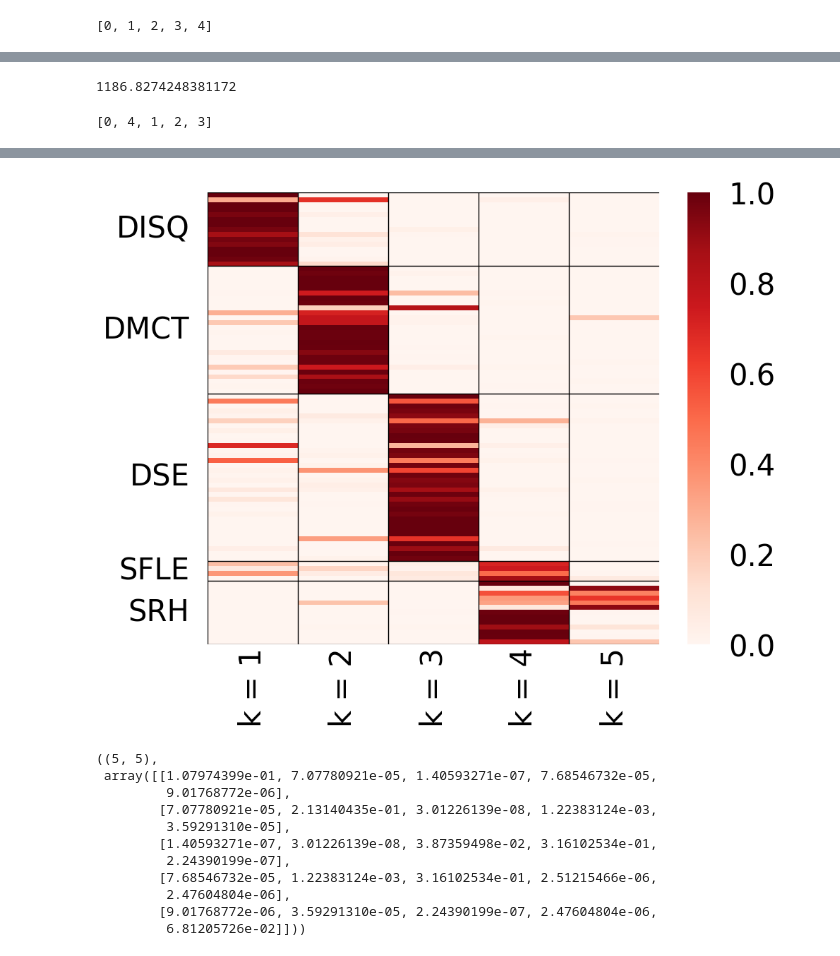
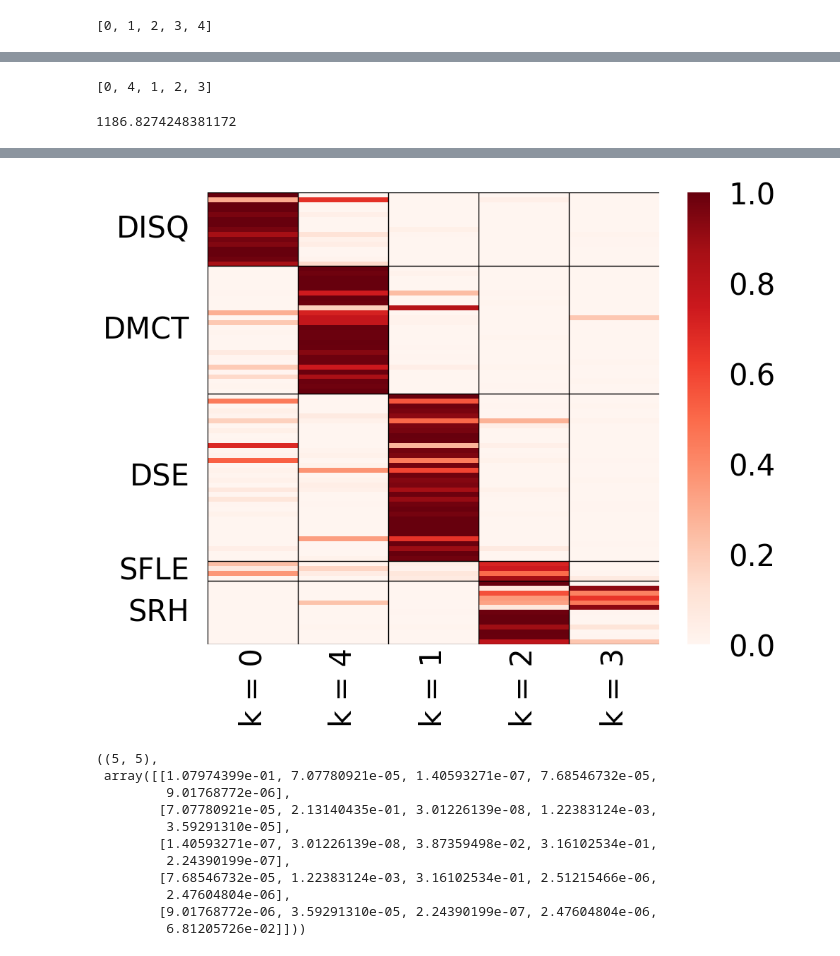
Before and after one commit to kazuibasou/hyperneo, a Jupyter notebook: hyperneo.ipynb, the cells around one changed output, grey strips where cells are left out. Cells and saved outputs as stored; diff of their text form; code cells hidden in the pictures.

```diff
--- a/hyperneo.ipynb
+++ b/hyperneo.ipynb
@@ -48,12 +68,16 @@ Number of different node lables: 5
 # %%
-# Set of node label names
+# Fix the set of node label names
 
-settings[data_name]["label_name"]
+label_name = settings[data_name]["label_name"]
+
+print(label_name)
 # %% [output]
 ['DISQ', 'DMCT', 'DSE', 'SFLE', 'SRH']
 # %%
-# Order of the node labels
+# Fix the order of the node labels
 
-settings[data_name]["label_order"]
+label_order = settings[data_name]["label_order"]
+
+print(label_order)
 # %% [output]
 [0, 1, 2, 3, 4]
@@ -74,15 +84,17 @@ best_loglik, (U, W, Beta) = model.fit()
-# %%
-# Log-likelihood
-
-best_loglik
-# %% [output]
-1186.8274248381172
 # %%
-# Order of the inferred communities
+# Fix the order of the indices of the K inferred communities
 
-settings[data_name]["community_order"]
+community_order = settings[data_name]["community_order"]
+
+print(community_order)
 # %% [output]
 [0, 4, 1, 2, 3]
+# %%
+# Final value of the log-likelihood
+
+best_loglik
+# %% [output]
+1186.8274248381172
 # %%
 # Inferred membership matrix
 
@@ -108,9 +120,9 @@ U.shape, U
 # %%
 # Visualize inferred membership matrix.
 
-comm_vis.inferred_membership_matrix(G, data_name, settings, U, W)
+comm_vis.inferred_membership_matrix(G, data_name, U, label_name, label_order, community_order)
 # %% [output]
-[figure, old version]
+[figure, new version]
 # %%
 # Inferred affinity matrix.
 
```
Also changed, not shown: parts of 8 cells of this notebook, 3 other files.
